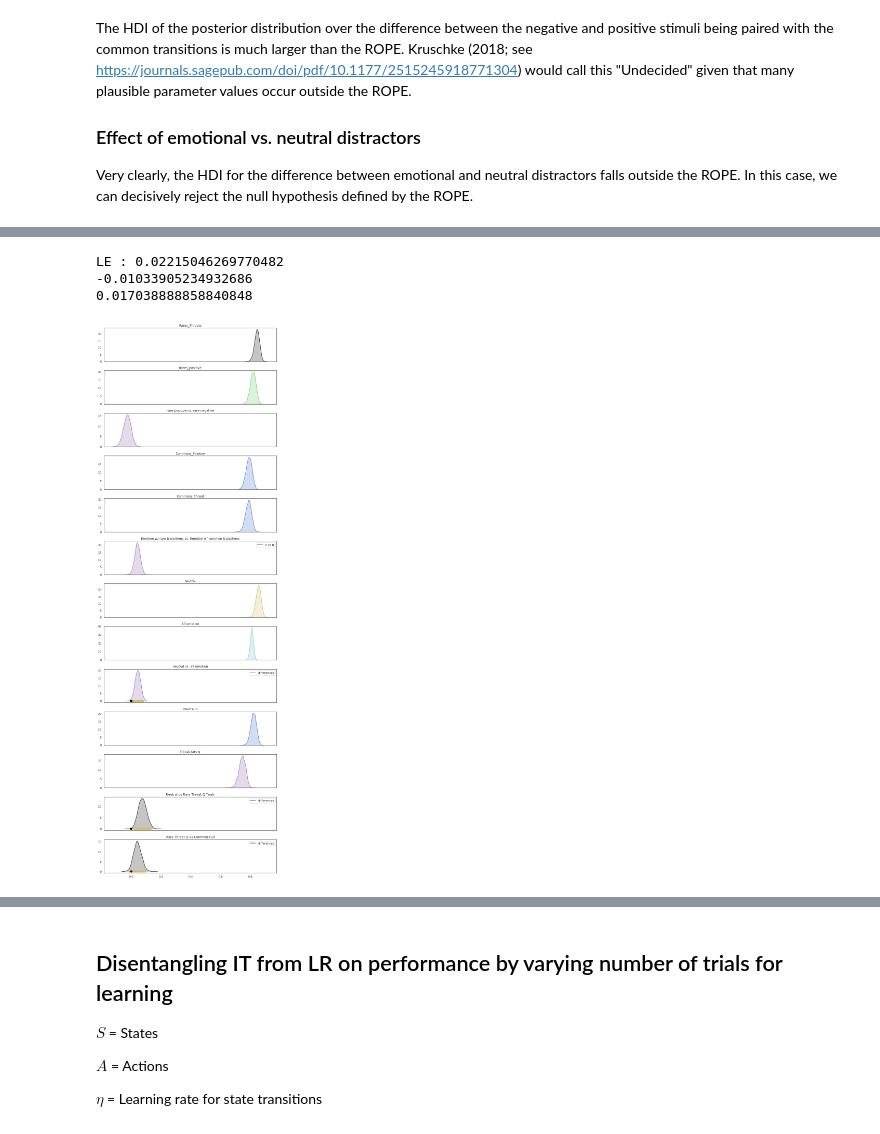
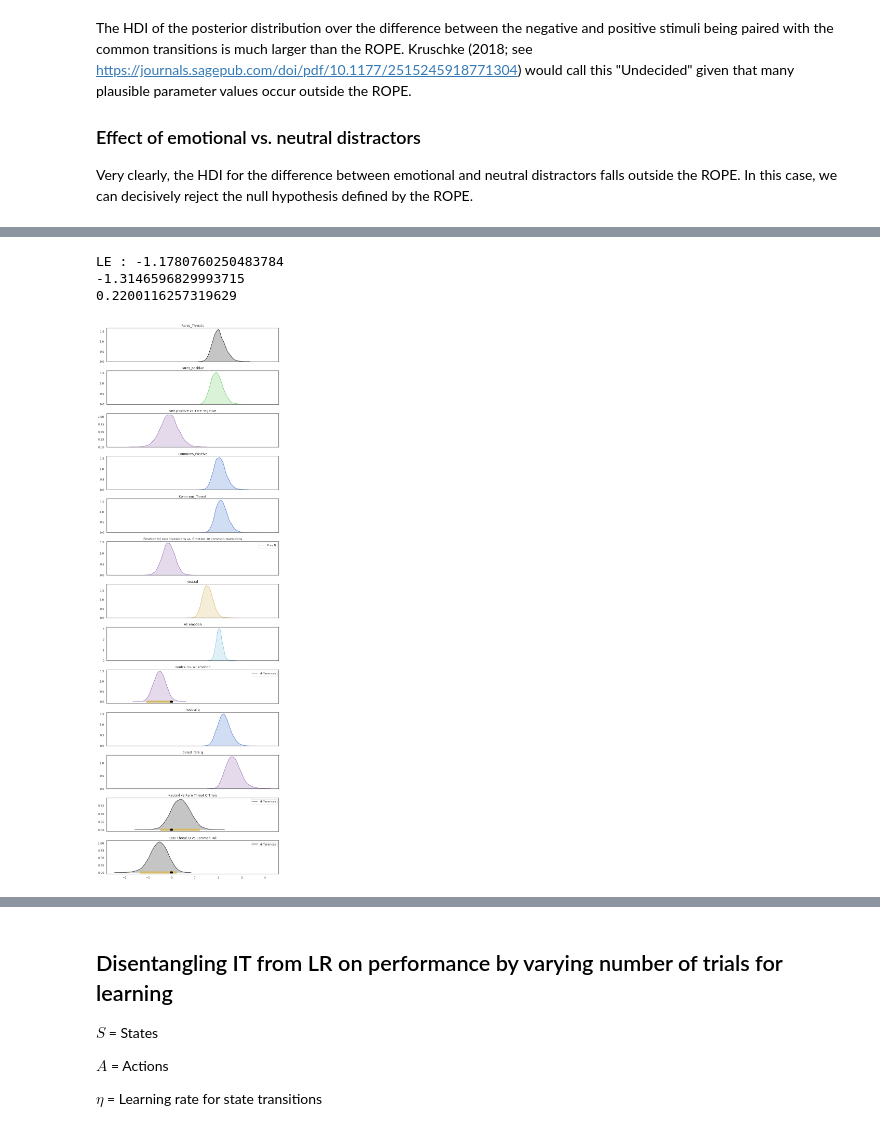
Before and after one commit to psharp1289/MBLearning_Worry_MPC, a Jupyter notebook: full_study/bayesian_models.ipynb, the cells around one changed output, grey strips where cells are left out. Saved outputs shown, nothing was run; the diff lists cells and outputs as text; code cells hidden in the pictures.

Commit message:
update models and fix 50-50 estimatation

```diff
--- a/full_study/bayesian_models.ipynb
+++ b/full_study/bayesian_models.ipynb
@@ -5,7 +5,7 @@ import pandas as pd
 import numpy as np
 from scipy import stats
 # choice_data_full=np.load('choice_data_ordered.npy')
-choice_data =np.load('choice_data_preprocessed.npy')
+choice_data =np.load('choice_data_nofifty.npy')
 print(choice_data.shape)
 worry_data=np.load('worry_data_preprocessed.npy')
 #worry_data=[((x-np.mean(worry_data))/np.std(worry_data)) for x in worry_data]
@@ -736,20 +615,24 @@ import matplotlib.pyplot as plt
 import seaborn as sns
 from bayesian_bootstrap.bootstrap import mean, highest_density_interval
 import pandas as pd
-from scipy.stats import sem
+
+# import pickle
+# with open("ANOVA_r2_model_fit.pkl", "wb") as f:
+#     pickle.dump({'model' : model_input, 'fit' : fit}, f, protocol=-1)
 
 
-fit_df_2 = fit_df
-
+fit_df_2 = fit_RE_A.to_dataframe()
+#fit_df_2.to_csv('../../raw_data/fullRE_KruschkeStyle.csv')
+#Extract data
 chain_idx = fit_df_2['draw']
-neutral = fit_df_2['alpha1']/(fit_df_2['alpha1']+fit_df_2['beta1'])
-common_p = fit_df_2['alpha2']/(fit_df_2['alpha2']+fit_df_2['beta2'])
-common_t = fit_df_2['alpha3']/(fit_df_2['alpha3']+fit_df_2['beta3'])
-rare_p = fit_df_2['alpha4']/(fit_df_2['alpha4']+fit_df_2['beta4'])
-rare_t = fit_df_2['alpha5']/(fit_df_2['alpha5']+fit_df_2['beta5'])
-q_n= fit_df_2['alpha8']/(fit_df_2['alpha8']+fit_df_2['beta8'])
-q_t = fit_df_2['alpha7']/(fit_df_2['alpha7']+fit_df_2['beta7'])
-fif= fit_df_2['omega9']
+neutral = fit_df_2['sigma1']
+common_p = fit_df_2['sigma2']
+common_t = fit_df_2['sigma3']
+rare_p = fit_df_2['sigma4']
+rare_t = fit_df_2['sigma5']
+q_n= fit_df_2['sigma8']
+q_t = fit_df_2['sigma7']
+fif = fit_df_2['mu9']
 
 
 #Compute Contrasts
@@ -761,10 +644,11 @@ diff_type=rares-commons
 diff_rare=neutral-rares
 diff_common=neutral-commons
 diff_emotion=neutral-all_emotion
-diff_q=q_n-q_t
+diff_q=q_t-q_n
 diff_qt_common=commons-q_t
 diff_rt=rare_t-q_t
 diff_n=neutral-q_n
+diff_lrs=diff_rt-diff_n
 
 #Compute HDIs
 l_ct, r_ct = highest_density_interval(common_t)
@@ -778,9 +662,10 @@ lr,hr=highest_density_interval(diff_q)
 lf,hf=highest_density_interval(diff_qt_common)
 lrt,hrt=highest_density_interval(diff_rt)
 lqn,hqn=highest_density_interval(diff_n)
+lg,hg=highest_density_interval(diff_lrs)
 print('LE : {}'.format(le))
 
-rope_val=0.094
+rope_val=0.025
 
 
 sns.set(style="white",
@@ -835,37 +720,37 @@ axe.set(title='All emotion',xlabel='')
 ax3=sns.distplot(diff_emotion, hist=False, kde_kws={"shade": True},color="m", ax=axs[8],label='differences')
 ax3.set(title='neutral vs. all emotion',xlabel='')
 
 axs[8].plot([lx, rx],[0,0],linewidth=8.0,label='95% HDI',marker='o',color='y')
-axs[8].plot([-.001, .001],[0,0],linewidth=8.0,label='ROPE',marker='o',color='black')
+axs[8].plot([-rope_val,rope_val ],[0,0],linewidth=8.0,label='ROPE',marker='o',color='black')
 
 ax8=sns.distplot(q_n, hist=False, kde_kws={"shade": True},color="b", ax=axs[9])
 ax8.set(title='neutral q',xlabel='')
 
 ax9=sns.distplot(q_t, hist=False, kde_kws={"shade": True},color="m", ax=axs[10])
 ax9.set(title='threat rare q',xlabel='')
 
 ax10=sns.distplot(diff_q, hist=False, kde_kws={"shade": True},color="k", ax=axs[11],label='differences')
 ax10.set(title='Neutral vs Rare Threat Q Trials',xlabel='')
 
 axs[11].plot([lr, hr],[0,0],linewidth=8.0,label='95% HDI',marker='o',color='y')
-axs[11].plot([-.001, .001],[0,0],linewidth=8.0,label='ROPE',marker='o',color='black')
+axs[11].plot([-rope_val, rope_val],[0,0],linewidth=8.0,label='ROPE',marker='o',color='black')
 
 ax10=sns.distplot(diff_qt_common, hist=False, kde_kws={"shade": True},color="k", ax=axs[12],label='differences')
 ax10.set(title='Rare Threat Q Vs Common Full',xlabel='')
 
 axs[12].plot([lf, hf],[0,0],linewidth=8.0,label='95% HDI',marker='o',color='y')
-axs[12].plot([-.001, .001],[0,0],linewidth=8.0,label='ROPE',marker='o',color='black')
+axs[12].plot([-rope_val, rope_val],[0,0],linewidth=8.0,label='ROPE',marker='o',color='black')
 print(lf)
 print(np.std(neutral))
 
 # ax4=sns.distplot(diff_common, hist=False, kde_kws={"shade": True},color="g", ax=axs[9],label='differences')
 # ax4.set(title='neutral vs. positive paired with common transitions',xlabel='')
 
 
 plt.tight_layout()
 plt.show()
 # %% [output]
-LE : 0.02215046269770482
--0.01033905234932686
-0.017038888858840848
+LE : -1.1780760250483784
+-1.3146596829993715
+0.2200116257319629
-[figure, old version]
+[figure, new version]
```
Also changed, not shown: parts of 15 cells of this notebook, 3 other files.
